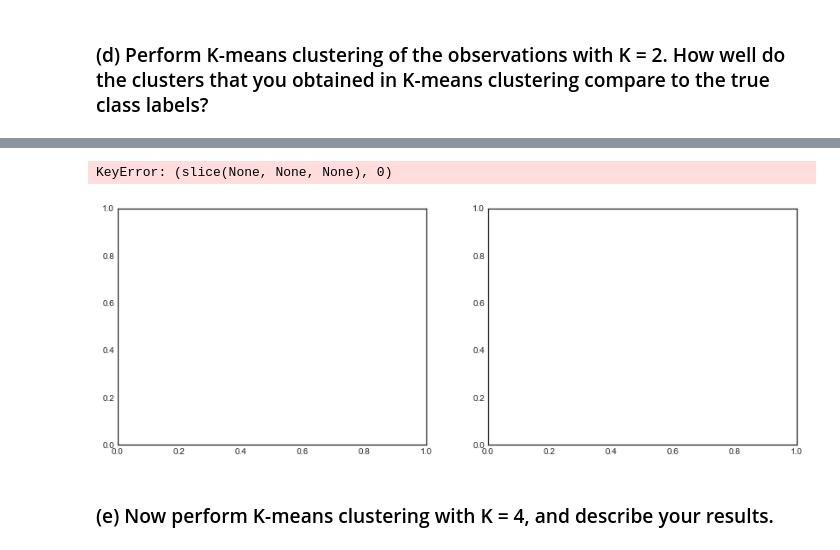
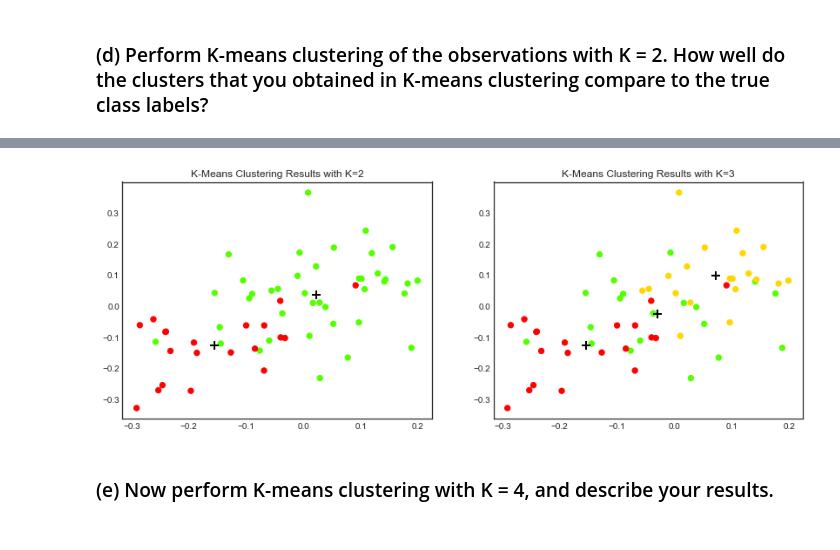
Before and after one commit to Lupercio421/STAT-724, a Jupyter notebook: Homeworks/HW6/Lupercio_Daniel_HW6.ipynb, the cells around one changed output, grey strips where cells are left out. Saved outputs shown, nothing was run; the diff lists cells and outputs as text; code cells hidden in the pictures.

```diff
--- a/Homeworks/HW6/Lupercio_Daniel_HW6.ipynb
+++ b/Homeworks/HW6/Lupercio_Daniel_HW6.ipynb
@@ -71,6 +81,6 @@ plt.show()
 # %% [markdown]
 ### (c) Perform K-means clustering of the observations with K = 3. How well do the clusters that you obtained in K-means clustering compare to the true class labels? Be careful how you interpret the results: K-means clustering will arbitrarily number the clusters, so you cannot simply check whether the true class labels and clustering labels are the same.
 # %%
-km = KMeans(n_clusters=3, n_init=50, random_state=0)
-km.fit(df.iloc[:,:50])
+km3 = KMeans(n_clusters=3, n_init=5, random_state=0)
+km3.fit(df)
 # %% [output]
@@ -82,0 +88,3 @@ print(km.labels_)
+# %%
+y_pred = km3.fit_predict(df)
+print(y_pred)
@@ -92,6 +128,6 @@ The labels are in sequential ordering, ensuring that the class labels are correc
 # %% [markdown]
 ### (d) Perform K-means clustering of the observations with K = 2. How well do the clusters that you obtained in K-means clustering compare to the true class labels?
 # %%
-km2 = KMeans(n_clusters=2, n_init=50, random_state=0)
+km2 = KMeans(n_clusters=2, n_init=5, random_state=0)
 km2.fit(df.iloc[:,:50])
 # %% [output]
@@ -103,0 +141,2 @@ print(km2.labels_)
+# %%
+y2_pred = km2.fit_predict(df)
@@ -110,16 +168,15 @@ dtype: int64
 # %%
 fig, (ax1, ax2) = plt.subplots(1,2, figsize=(14,5))
 
-ax1.scatter(df[:,0], df[:,1], s=40, c=km2.labels_, cmap=plt.cm.prism)
+ax1.scatter(df.iloc[:,0], df.iloc[:,1], s=40, c=km2.labels_, cmap=plt.cm.prism)
 ax1.set_title('K-Means Clustering Results with K=2')
 ax1.scatter(km2.cluster_centers_[:,0], km2.cluster_centers_[:,1], marker='+', s=100, c='k', linewidth=2)
 
-ax2.scatter(df[:,0], df[:,1], s=40, c=km.labels_, cmap=plt.cm.prism)
+ax2.scatter(df.iloc[:,0], df.iloc[:,1], s=40, c=km3.labels_, cmap=plt.cm.prism)
 ax2.set_title('K-Means Clustering Results with K=3')
-ax2.scatter(km.cluster_centers_[:,0], km.cluster_centers_[:,1], marker='+', s=100, c='k', linewidth=2);
+ax2.scatter(km3.cluster_centers_[:,0], km3.cluster_centers_[:,1], marker='+', s=100, c='k', linewidth=2);
 # %% [output]
-KeyError: (slice(None, None, None), 0)
-[figure, old version]
+[figure, new version]
 # %% [markdown]
 ### (e) Now perform K-means clustering with K = 4, and describe your results.
 # %%
```
Also changed, not shown: parts of 30 cells of this notebook, 1 other file.
